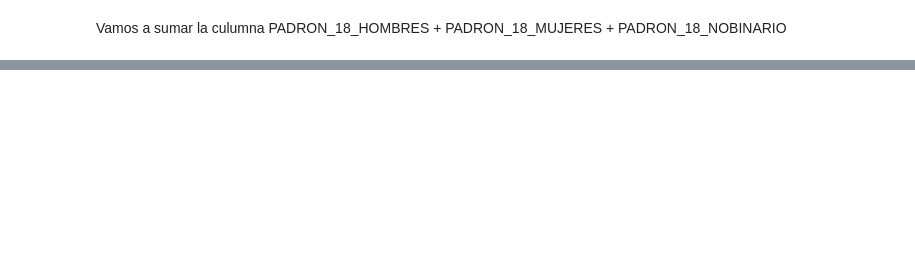
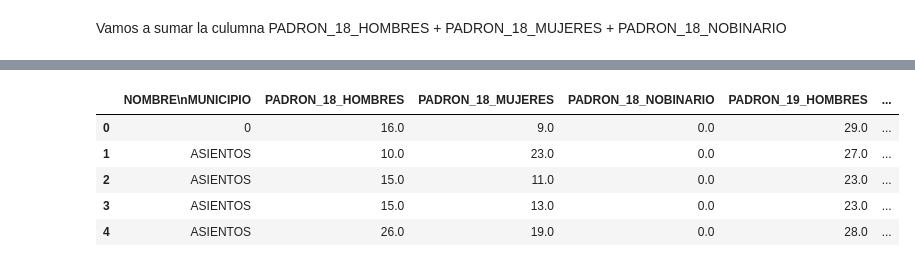
Before and after one commit to codehdez/INEJUVENTUD, a Jupyter notebook: src/eda.ipynb, the cells around one changed output, grey strips where cells are left out. Saved outputs shown, nothing was run; the diff lists cells and outputs as text; code cells hidden in the pictures; blank space fills up the shorter version.

```diff
--- a/src/eda.ipynb
+++ b/src/eda.ipynb
@@ -134,0 +211,9 @@ resultado_agrupado
+# %%
+dfb.head()
+# %% [output]
+|  | NOMBRE\nMUNICIPIO | PADRON_18_HOMBRES | PADRON_18_MUJERES | PADRON_18_NOBINARIO | PADRON_19_HOMBRES | ... |
+| 0 | 0 | 16.0 | 9.0 | 0.0 | 29.0 | ... |
+| 1 | ASIENTOS | 10.0 | 23.0 | 0.0 | 27.0 | ... |
+| 2 | ASIENTOS | 15.0 | 11.0 | 0.0 | 23.0 | ... |
+| 3 | ASIENTOS | 15.0 | 13.0 | 0.0 | 23.0 | ... |
+| 4 | ASIENTOS | 26.0 | 19.0 | 0.0 | 28.0 | ... |
```
Also changed, not shown: parts of 28 cells of this notebook.
